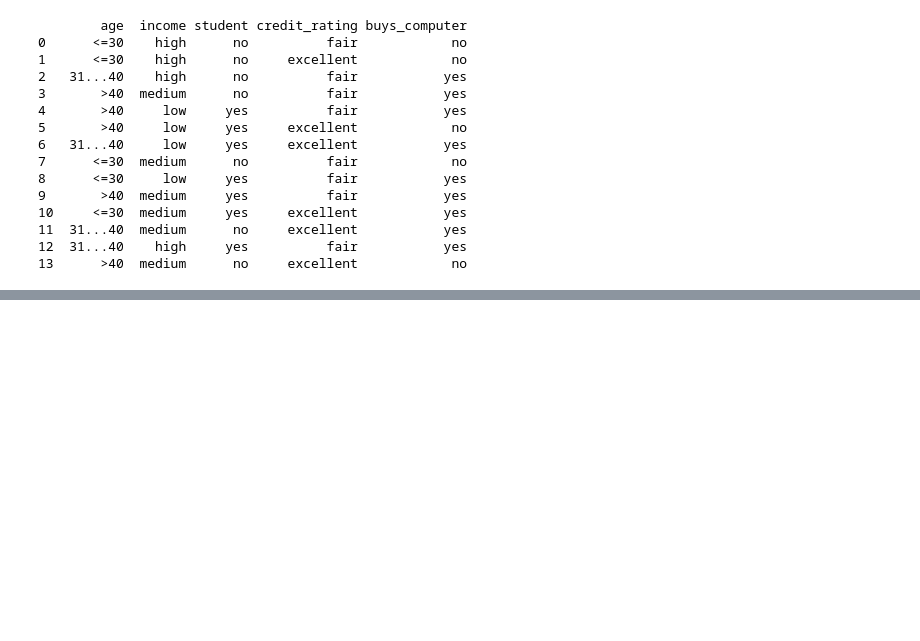
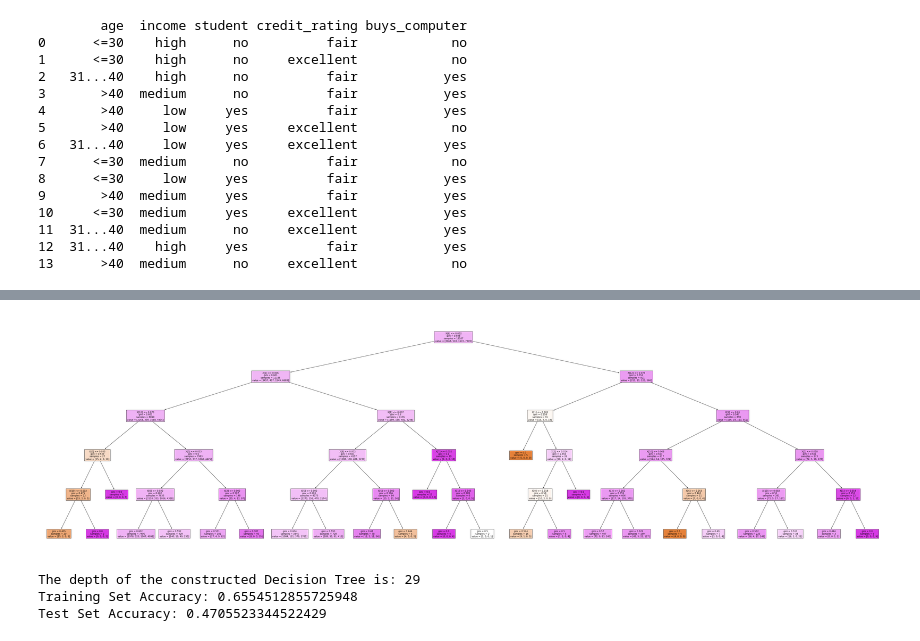
Before and after one commit to Vpavan2003/Machine-learning-Lab-codes, a Jupyter notebook: ML_Lab_04.ipynb, the cells around one changed output, grey strips where cells are left out. Saved outputs shown, nothing was run; the diff lists cells and outputs as text; code cells hidden in the pictures; blank space fills up the shorter version.

```diff
--- a/ML_Lab_04.ipynb
+++ b/ML_Lab_04.ipynb
@@ -109,0 +224,27 @@ The information gain of attribute age,when greater than 40: 0.6044695448596915
+# %%
+# Visualize the constructed tree
+plt.figure(figsize=(70, 20))
+plot_tree(model_max_depth, filled=True)
+plt.show()
+# %% [output]
+[figure, added]
+# %%
+#Question A6
+model_criteria = DecisionTreeClassifier(criterion='entropy')
+model_criteria.fit(data_train, output_train)
+
+# Calculate the depth of the constructed tree
+treedepth_criteria = model_criteria.get_depth()
+print(f"The depth of the constructed Decision Tree is: {treedepth_criteria}")
+
+# Calculate the accuracy on the training set
+train_accuracy_criteria = model_criteria.score(data_train, output_train)
+print(f"Training Set Accuracy: {train_accuracy_criteria}")
+
+# Calculate the accuracy on the test set
+test_accuracy_criteria = model_criteria.score(data_test,output_test)
+print(f"Test Set Accuracy: {test_accuracy_criteria}")
+# %% [output]
+The depth of the constructed Decision Tree is: 29
+Training Set Accuracy: 0.6554512855725948
+Test Set Accuracy: 0.4705523344522429
```
Also changed, not shown: parts of 19 cells of this notebook.
